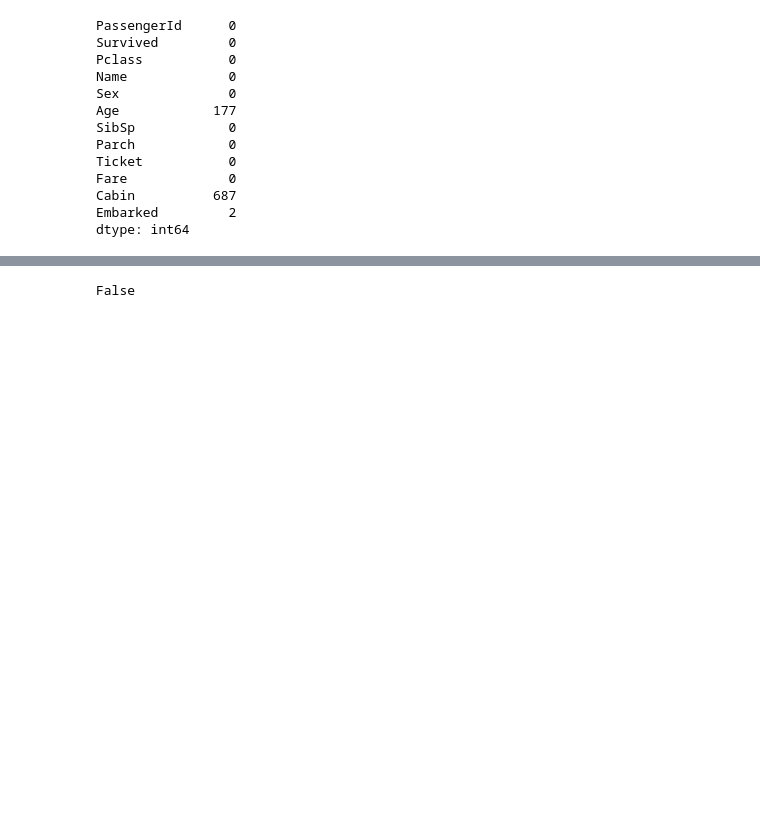
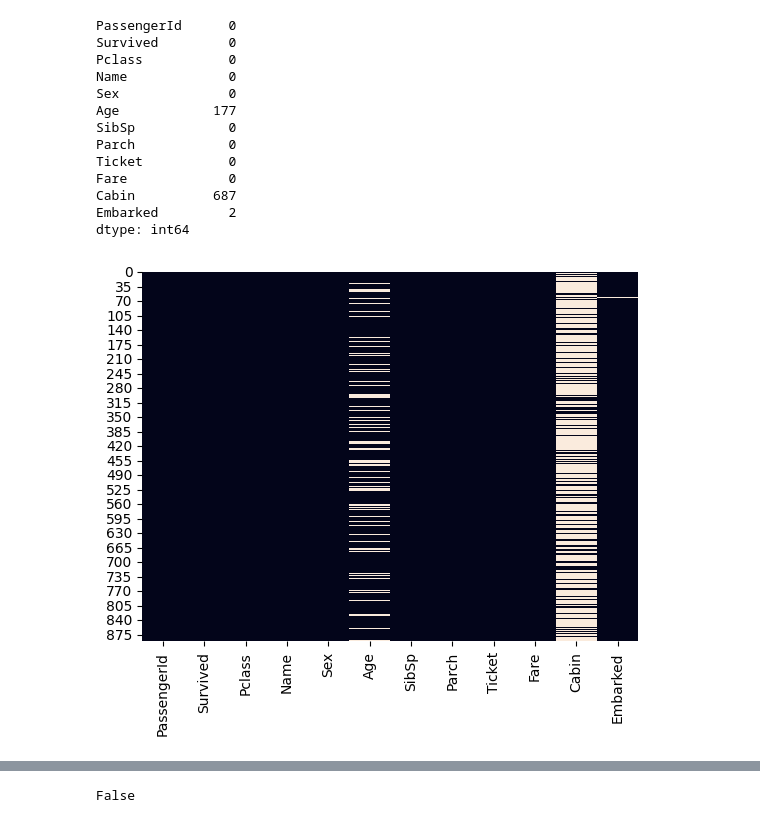
Before and after one commit to AdrianaSanjuan/Titanic, a Jupyter notebook: Titanic_Notebook.ipynb, the cells around one changed output, grey strips where cells are left out. Drawn from its saved outputs; the diff is of its cells as text; code cells hidden in the pictures; blank space fills up the shorter version.

```diff
--- a/Titanic_Notebook.ipynb
+++ b/Titanic_Notebook.ipynb
@@ -79,6 +79,10 @@ Fare             0
 Cabin          687
 Embarked         2
 dtype: int64
+# %%
+sns.heatmap(df.isnull(), cbar=False);
+# %% [output]
+[figure, added]
 # %%
 """
 
```
Also changed, not shown: parts of 22 cells of this notebook.
